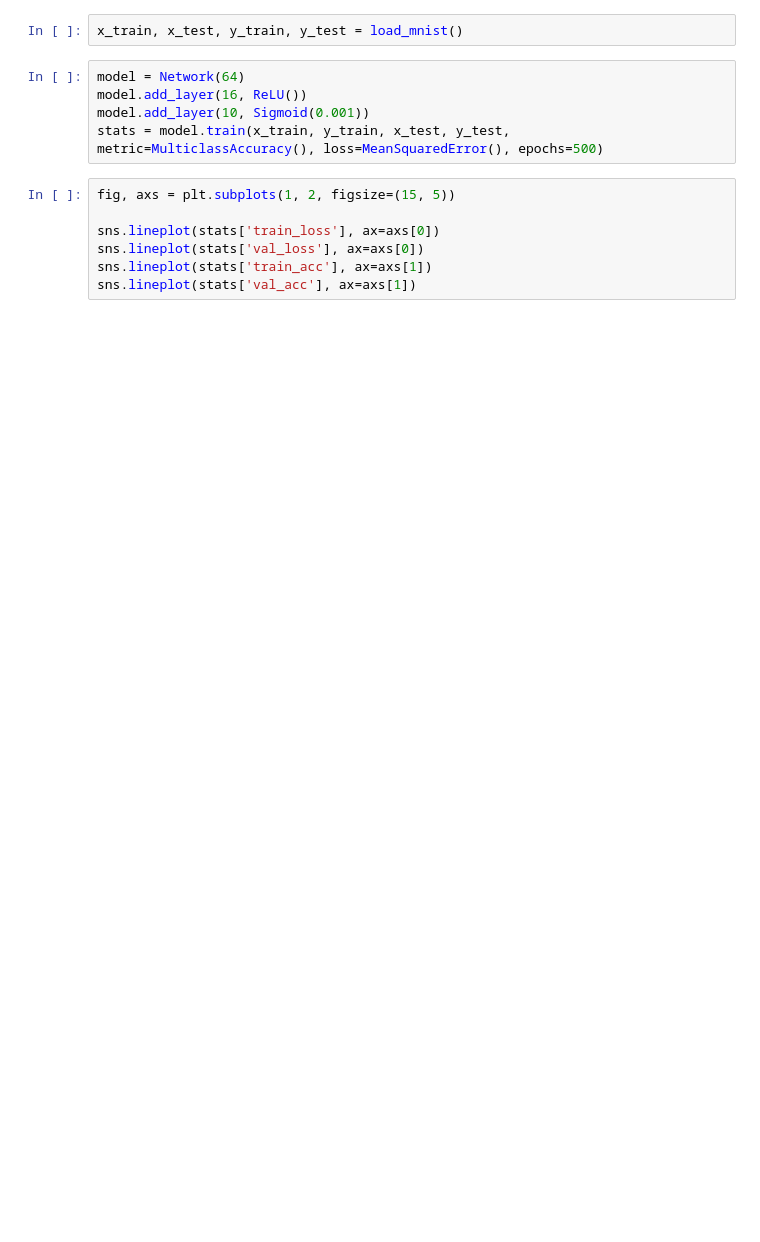
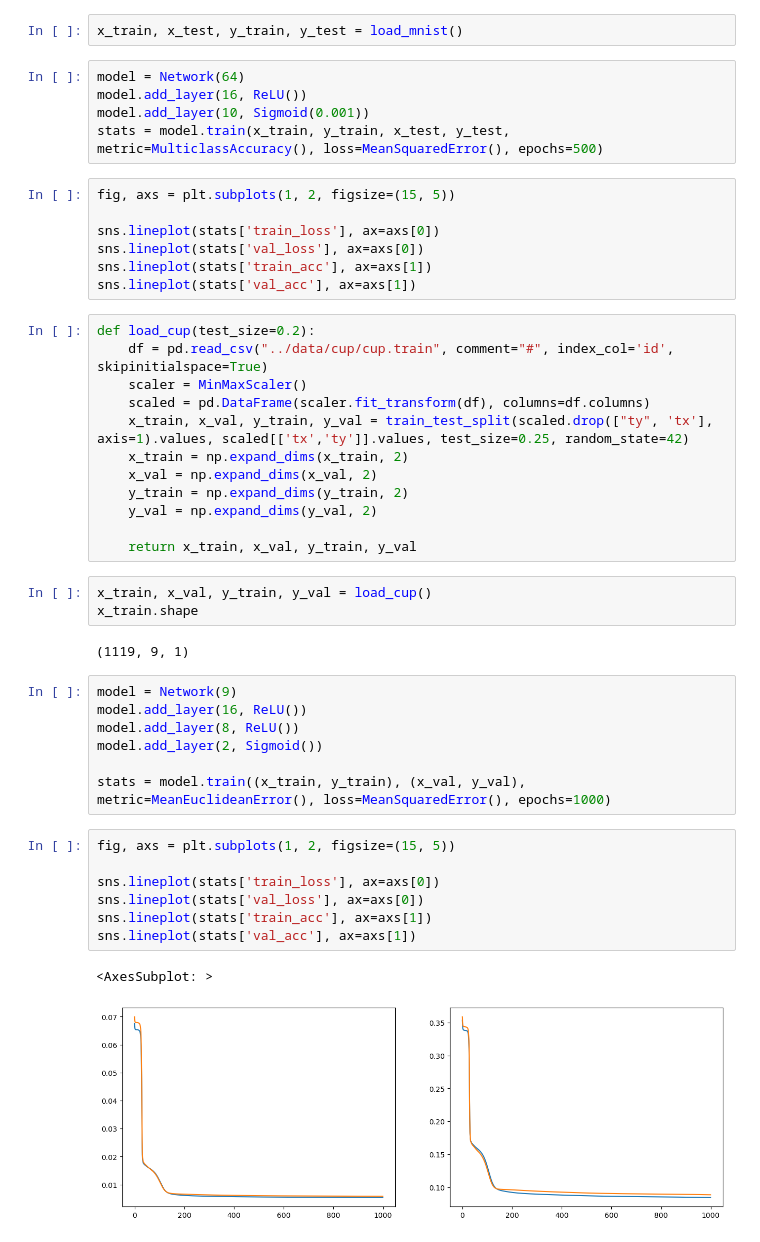
Before and after one commit to vornao/neural-network-from-scratch, a Jupyter notebook: notebooks/moons_test.ipynb, the cells around one changed output. Saved outputs shown, nothing was run; the diff lists cells and outputs as text; blank space fills up the shorter version.

Commit message:
added perliminary tests for cup

```diff
--- a/notebooks/moons_test.ipynb
+++ b/notebooks/moons_test.ipynb
@@ -73,3 +67,37 @@ sns.lineplot(stats['train_loss'], ax=axs[0])
 sns.lineplot(stats['val_loss'], ax=axs[0])
 sns.lineplot(stats['train_acc'], ax=axs[1])
 sns.lineplot(stats['val_acc'], ax=axs[1])
+# %%
+def load_cup(test_size=0.2):
+    df = pd.read_csv("../data/cup/cup.train", comment="#", index_col='id', skipinitialspace=True)
+    scaler = MinMaxScaler()
+    scaled = pd.DataFrame(scaler.fit_transform(df), columns=df.columns)
+    x_train, x_val, y_train, y_val = train_test_split(scaled.drop(["ty", 'tx'], axis=1).values, scaled[['tx','ty']].values, test_size=0.25, random_state=42)
+    x_train = np.expand_dims(x_train, 2)
+    x_val = np.expand_dims(x_val, 2)
+    y_train = np.expand_dims(y_train, 2)
+    y_val = np.expand_dims(y_val, 2)
+
+    return x_train, x_val, y_train, y_val
+# %%
+x_train, x_val, y_train, y_val = load_cup()
+x_train.shape
+# %% [output]
+(1119, 9, 1)
+# %%
+model = Network(9)
+model.add_layer(16, ReLU())
+model.add_layer(8, ReLU())
+model.add_layer(2, Sigmoid())
+
+stats = model.train((x_train, y_train), (x_val, y_val), metric=MeanEuclideanError(), loss=MeanSquaredError(), epochs=1000)
+# %%
+fig, axs = plt.subplots(1, 2, figsize=(15, 5))
+
+sns.lineplot(stats['train_loss'], ax=axs[0])
+sns.lineplot(stats['val_loss'], ax=axs[0])
+sns.lineplot(stats['train_acc'], ax=axs[1])
+sns.lineplot(stats['val_acc'], ax=axs[1])
+# %% [output]
+<AxesSubplot: >
+[figure, added]
```
Also changed, not shown: parts of 4 cells of this notebook, 2 other files.
